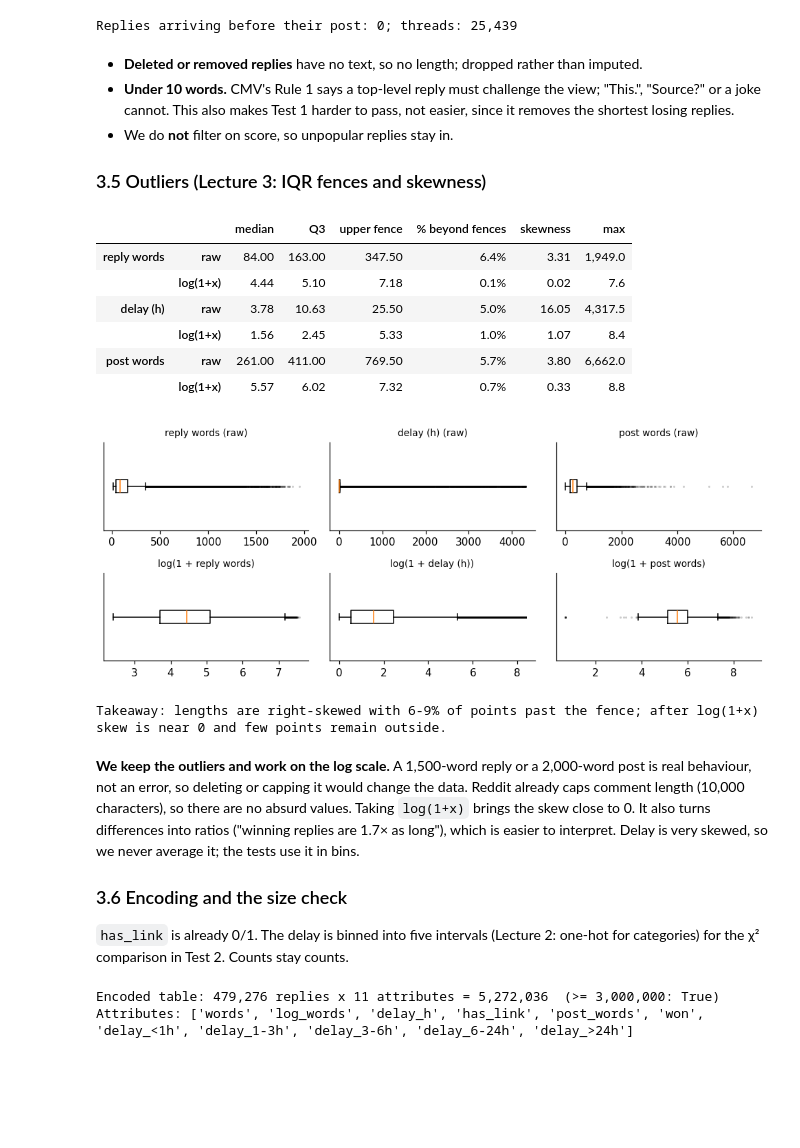
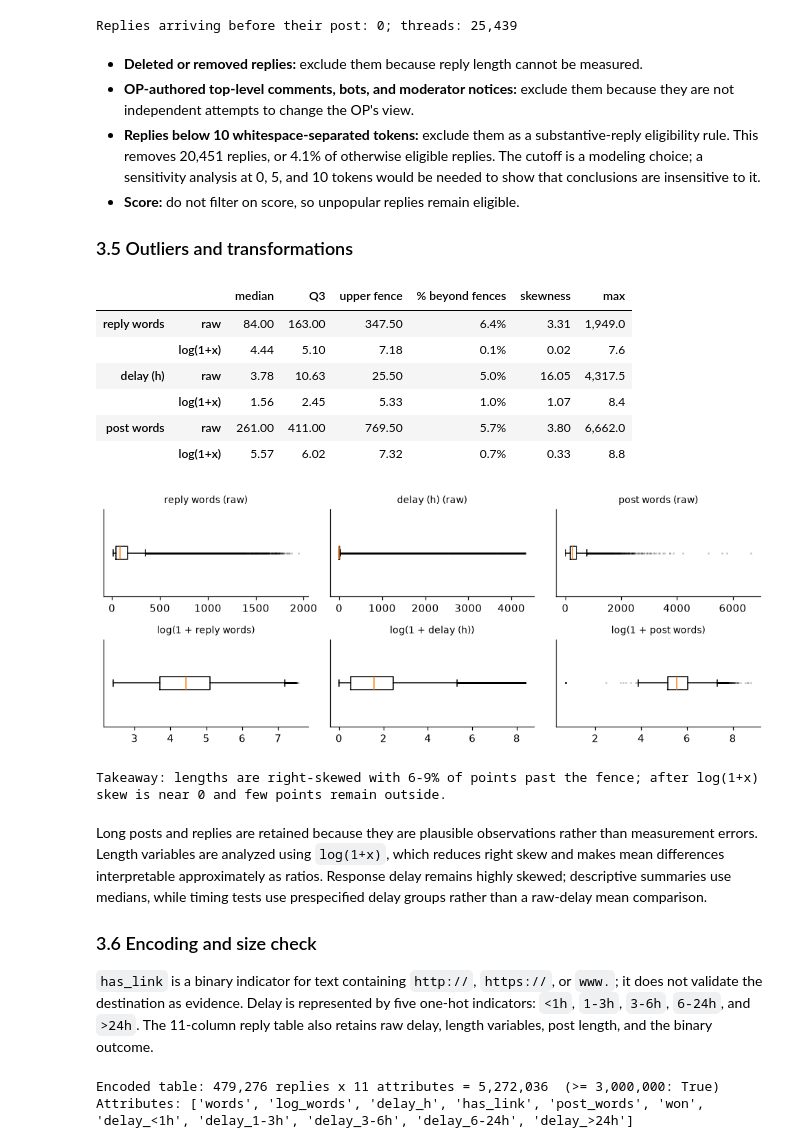
Before and after one commit to pranaybansal19/Data-Science-Project, a Jupyter notebook: CMV_Analysis.ipynb, the cells around one changed output. Cells and saved outputs as stored; diff of their text form; code cells hidden in the pictures; blank space fills up the shorter version.

```diff
--- a/CMV_Analysis.ipynb
+++ b/CMV_Analysis.ipynb
@@ -338,39 +507,79 @@ print(f'Replies arriving before their post: {(A.delay_h < 0).sum()}; threads: {A
 | of which won a delta | 42,197 |
 Replies arriving before their post: 0; threads: 25,439
 # %% [markdown]
-- **Deleted or removed replies** have no text, so no length; dropped rather than imputed.
-- **Under 10 words.** CMV's Rule 1 says a top-level reply must challenge the view; "This.", "Source?" or a joke cannot. This also makes Test 1 harder to pass, not easier, since it removes the shortest losing replies.
-- We do **not** filter on score, so unpopular replies stay in.
+- **Deleted or removed replies:** exclude them because reply length cannot be measured.
+- **OP-authored top-level comments, bots, and moderator notices:** exclude them because they are not independent attempts to change the OP's view.
+- **Replies below 10 whitespace-separated tokens:** exclude them as a substantive-reply eligibility rule. This removes 20,451 replies, or 4.1% of otherwise eligible replies. The cutoff is a modeling choice; a sensitivity analysis at 0, 5, and 10 tokens would be needed to show that conclusions are insensitive to it.
+- **Score:** do not filter on score, so unpopular replies remain eligible.
 
-### 3.5 Outliers (Lecture 3: IQR fences and skewness)
+### 3.5 Outliers and transformations
 # %%
 def shape(x):
-    q1, q3 = np.percentile(x, [25, 75]); fence = q3 + 1.5 * (q3 - q1)
-    return {'median': np.median(x), 'Q3': q3, 'upper fence': fence, '% beyond fences': np.mean((x > fence) | (x < q1 - 1.5 * (q3 - q1))),
-            'skewness': stats.skew(x), 'max': np.max(x)}
-cols = {'reply words': A.words, 'delay (h)': A.delay_h, 'post words': THREADS.post_words}
-O = pd.DataFrame({(k, f): shape(f_(v.values)) for k, v in cols.items() for f, f_ in [('raw', lambda z: z), ('log(1+x)', np.log1p)]}).T
-display(O.style.format({'median': '{:.2f}', 'Q3': '{:.2f}', 'upper fence': '{:.2f}', '% beyond fences': '{:.1%}', 'skewness': '{:.2f}', 'max': '{:,.1f}'}))
+    q1, q3 = np.percentile(x, [25, 75])
+    fence = q3 + 1.5 * (q3 - q1)
+    return {
+        "median": np.median(x),
+        "Q3": q3,
+        "upper fence": fence,
+        "% beyond fences": np.mean((x > fence) | (x < q1 - 1.5 * (q3 - q1))),
+        "skewness": stats.skew(x),
+        "max": np.max(x),
+    }
+
+
+cols = {
+    "reply words": A.words,
+    "delay (h)": A.delay_h,
+    "post words": THREADS.post_words,
+}
+O = pd.DataFrame(
+    {
+        (k, f): shape(f_(v.values))
+        for k, v in cols.items()
+        for f, f_ in [("raw", lambda z: z), ("log(1+x)", np.log1p)]
+    }
+).T
+display(
+    O.style.format(
+        {
+            "median": "{:.2f}",
+            "Q3": "{:.2f}",
+            "upper fence": "{:.2f}",
+            "% beyond fences": "{:.1%}",
+            "skewness": "{:.2f}",
+            "max": "{:,.1f}",
+        }
+    )
+)
 fig, ax = plt.subplots(2, 3, figsize=(9, 3.6))
 for j, (k, v) in enumerate(cols.items()):
-    ax[0, j].boxplot(v, vert=False, flierprops={'markersize': 1, 'alpha': .2}); ax[0, j].set_title(k + ' (raw)', fontsize=9)
-    ax[1, j].boxplot(np.log1p(v), vert=False, flierprops={'markersize': 1, 'alpha': .2}); ax[1, j].set_title(f'log(1 + {k})', fontsize=9)
-    for a in ax[:, j]: a.set_yticks([])
-fig.tight_layout(); fig.savefig(FIG_DIR / 'outliers_boxplots.png', dpi=200); plt.show()
-print('Takeaway: lengths are right-skewed with 6-9% of points past the fence; after log(1+x) skew is near 0 and few points remain outside.')
+    ax[0, j].boxplot(v, vert=False, flierprops={"markersize": 1, "alpha": 0.2})
+    ax[0, j].set_title(k + " (raw)", fontsize=9)
+    ax[1, j].boxplot(
+        np.log1p(v), vert=False, flierprops={"markersize": 1, "alpha": 0.2}
+    )
+    ax[1, j].set_title(f"log(1 + {k})", fontsize=9)
+    for a in ax[:, j]:
+        a.set_yticks([])
+fig.tight_layout()
+fig.savefig(FIG_DIR / "outliers_boxplots.png", dpi=200)
+plt.show()
+print(
+    "Takeaway: lengths are right-skewed with 6-9% of points past the fence; after log(1+x) skew is near 0 and few points remain outside."
+)
 # %% [output]
 |  |  | median | Q3 | upper fence | % beyond fences | skewness | max |
 | reply words | raw | 84.00 | 163.00 | 347.50 | 6.4% | 3.31 | 1,949.0 |
 |  | log(1+x) | 4.44 | 5.10 | 7.18 | 0.1% | 0.02 | 7.6 |
 | delay (h) | raw | 3.78 | 10.63 | 25.50 | 5.0% | 16.05 | 4,317.5 |
 |  | log(1+x) | 1.56 | 2.45 | 5.33 | 1.0% | 1.07 | 8.4 |
 | post words | raw | 261.00 | 411.00 | 769.50 | 5.7% | 3.80 | 6,662.0 |
 |  | log(1+x) | 5.57 | 6.02 | 7.32 | 0.7% | 0.33 | 8.8 |
-[figure, old version]
+[figure, new version]
 Takeaway: lengths are right-skewed with 6-9% of points past the fence; after log(1+x) skew is near 0 and few points remain outside.
 # %% [markdown]
-**We keep the outliers and work on the log scale.** A 1,500-word reply or a 2,000-word post is real behaviour, not an error, so deleting or capping it would change the data. Reddit already caps comment length (10,000 characters), so there are no absurd values. Taking `log(1+x)` brings the skew close to 0. It also turns differences into ratios ("winning replies are 1.7× as long"), which is easier to interpret. Delay is very skewed, so we never average it; the tests use it in bins.
+Long posts and replies are retained because they are plausible observations rather than measurement errors. Length variables are analyzed using `log(1+x)`, which reduces right skew and makes mean differences interpretable approximately as ratios. Response delay remains highly skewed; descriptive summaries use medians, while timing tests use prespecified delay groups rather than a raw-delay mean comparison.
 
-### 3.6 Encoding and the size check
-`has_link` is already 0/1. The delay is binned into five intervals (Lecture 2: one-hot for categories) for the χ² comparison in Test 2. Counts stay counts.
+### 3.6 Encoding and size check
+`has_link` is a binary indicator for text containing `http://`, `https://`, or `www.`; it does not validate the destination as evidence. Delay is represented by five one-hot indicators: `<1h`, `1-3h`, `3-6h`, `6-24h`, and `>24h`. The 11-column reply table also retains raw delay, length variables, post length, and the binary outcome.
 # %%
```
Also changed, not shown: parts of 41 cells of this notebook, 9 other files.
